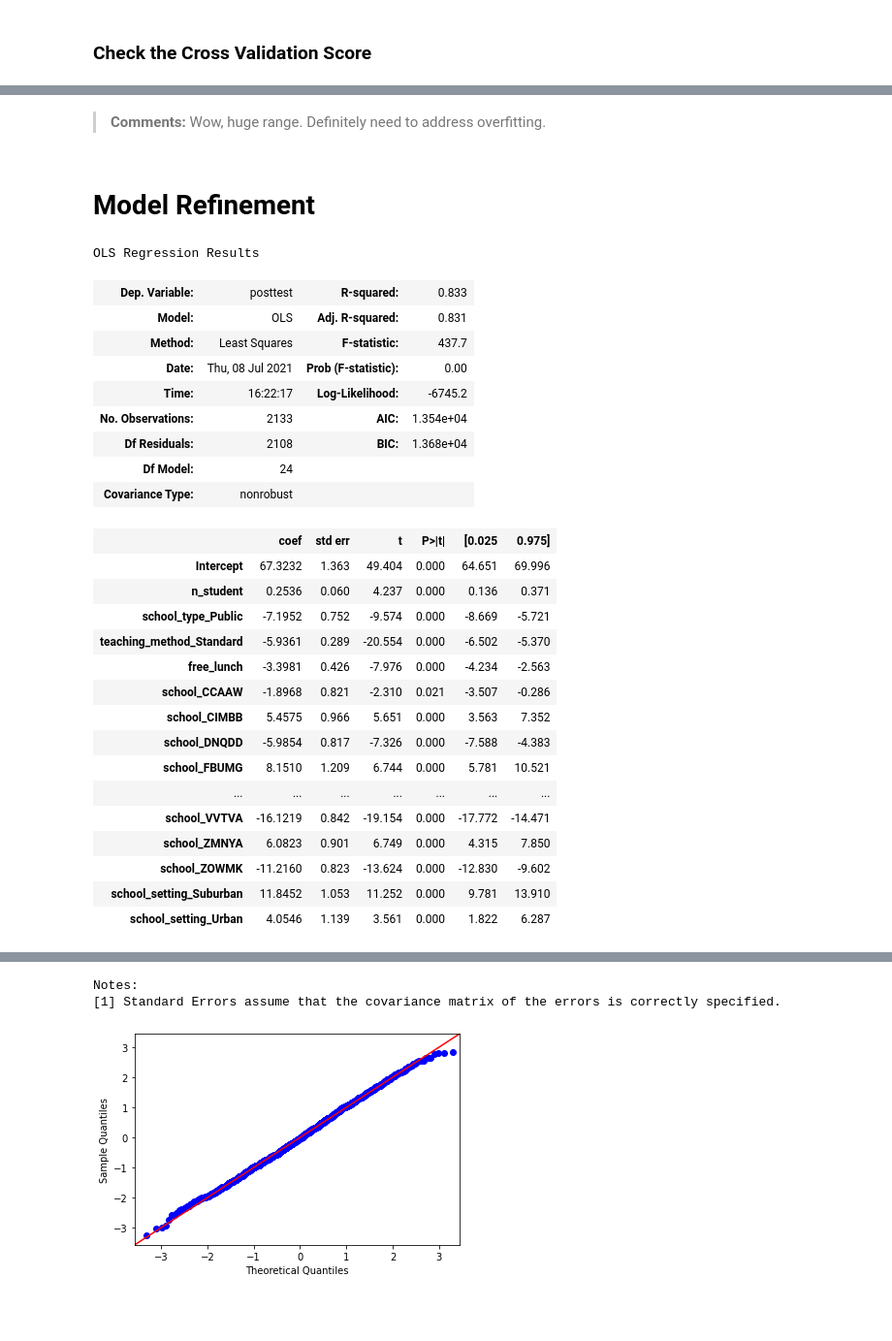
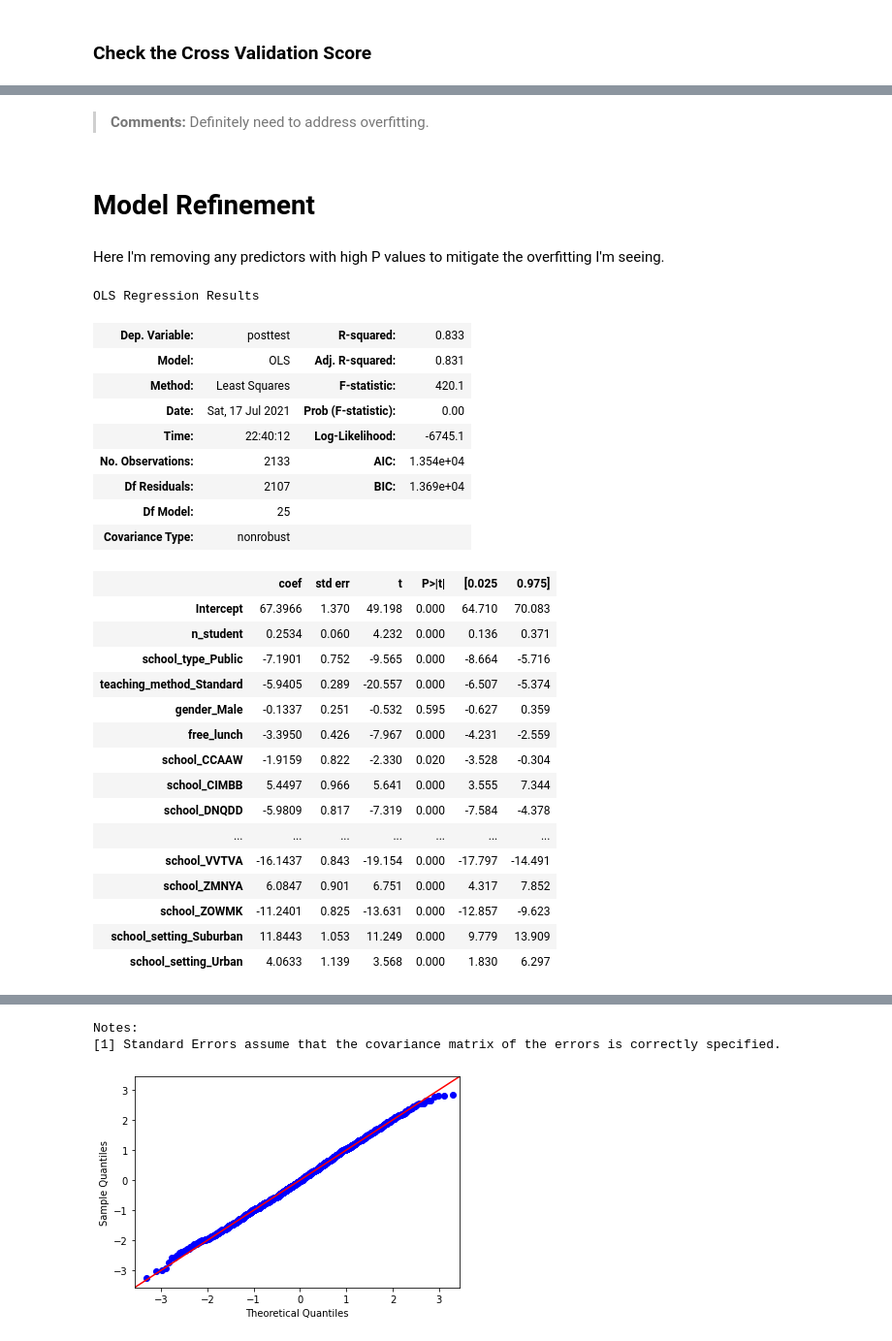
Before and after one commit to halemade/predicting-test-scores, a Jupyter notebook: code/THR_prelim_modeling.ipynb, the cells around one changed output, grey strips where cells are left out. Shown at 97% size. Saved outputs shown, nothing was run; the diff lists cells and outputs as text; code cells hidden in the pictures; blank space fills up the shorter version.

```diff
--- a/code/THR_scratchwork.ipynb
+++ b/code/THR_prelim_modeling.ipynb
@@ -223,66 +226,52 @@ array([-0.24748178,  0.30574913,  0.33644602, -0.34188048,  0.05708857])
 # %% [markdown]
-> **Comments:** Wow, huge range. Definitely need to address overfitting.
+> **Comments:** Definitely need to address overfitting.
 # %% [markdown]
 # Model Refinement
+# %% [markdown]
+Here I'm removing any predictors with high P values to mitigate the overfitting I'm seeing.
 # %%
-drop = ['school_CUQAM','school_UAGPU','school_UUUQX','school_VHDHF','classroom_08N','classroom_0N7',
-        'classroom_18K','classroom_197','classroom_1Q1','classroom_1SZ',
-        'classroom_1UU','classroom_1VD','classroom_21Q','classroom_2AP',
-        'classroom_2B1','classroom_2BR','classroom_341','classroom_3D0',
-        'classroom_3XJ','classroom_4NN','classroom_5JK','classroom_5LQ',
-        'classroom_5SZ','classroom_62L','classroom_6C1','classroom_6OL',
-        'classroom_6U9','classroom_7BL','classroom_98D','classroom_9AW',
-        'classroom_A33','classroom_A93','classroom_AE1','classroom_AJ1',
-        'classroom_BFY','classroom_CD8','classroom_CII','classroom_CXC',
-        'classroom_D33','classroom_DFQ','classroom_EID','classroom_ENO',
-        'classroom_EPS','classroom_FS3','classroom_G2L','classroom_GYM',
-        'classroom_H7S','classroom_HCB','classroom_HKF','classroom_HUJ',
-        'classroom_IEM','classroom_IPU','classroom_IQN','classroom_J6X',
-        'classroom_J8J','classroom_JGD','classroom_KR1','classroom_KXB',
-        'classroom_NOR','classroom_NWZ','classroom_O6A','classroom_OMI',
-        'classroom_P2A','classroom_P8I','classroom_PBA','classroom_PC6',
-        'classroom_PGH','classroom_PGK','classroom_PW5','classroom_Q0E',
-        'classroom_QA2','classroom_QTU','classroom_RA5','classroom_RK7',
-        'classroom_ROP','classroom_S98','classroom_SSP','classroom_ST7',
-        'classroom_SUR','classroom_TB5','classroom_TSA','classroom_U6J',
-        'classroom_UHU','classroom_UWK','classroom_V77','classroom_VA6',
-        'classroom_W8A','classroom_X2O','classroom_X6Z','classroom_X78',
-        'classroom_XJ8','classroom_XXE','classroom_XXJ','classroom_XZ4',
-        'classroom_XZM','classroom_YTB','classroom_YUC','classroom_ZBH',
-        'classroom_ZDT','classroom_ZNS']
-df = df.drop(drop,axis=1)
+# drop = ['school_CUQAM','school_UAGPU','school_UUUQX','school_VHDHF','classroom_08N','classroom_0N7',
+#         'classroom_18K','classroom_197','classroom_1Q1','classroom_1SZ',
+#         'classroom_1UU','classroom_1VD','classroom_21Q','classroom_2AP',
+#         'classroom_2B1','classroom_2BR','classroom_341','classroom_3D0',
+#         'classroom_3XJ','classroom_4NN','classroom_5JK','classroom_5LQ',
+#         'classroom_5SZ','classroom_62L','classroom_6C1','classroom_6OL',
+#         'classroom_6U9','classroom_7BL','classroom_98D','classroom_9AW',
+#         'classroom_A33','classroom_A93','classroom_AE1','classroom_AJ1',
+#         ]
+# df = df.drop(drop,axis=1)
 # %%
 #second model iteration
 outcome = 'posttest'
-predictors = df.drop(['posttest','pretest','gender_Male'], axis=1)
+predictors = df.drop(['posttest','pretest'], axis=1)
 pred_sum = '+'.join(predictors.columns)
 formula = outcome + '~' + pred_sum
 model = ols(formula=formula, data=df).fit()
 model.summary()
 # %% [output]
 OLS Regression Results
 | Dep. Variable: | posttest | R-squared: | 0.833 |
 | Model: | OLS | Adj. R-squared: | 0.831 |
-| Method: | Least Squares | F-statistic: | 437.7 |
-| Date: | Thu, 08 Jul 2021 | Prob (F-statistic): | 0.00 |
-| Time: | 16:22:17 | Log-Likelihood: | -6745.2 |
+| Method: | Least Squares | F-statistic: | 420.1 |
+| Date: | Sat, 17 Jul 2021 | Prob (F-statistic): | 0.00 |
+| Time: | 22:40:12 | Log-Likelihood: | -6745.1 |
 | No. Observations: | 2133 | AIC: | 1.354e+04 |
-| Df Residuals: | 2108 | BIC: | 1.368e+04 |
-| Df Model: | 24 |  |  |
+| Df Residuals: | 2107 | BIC: | 1.369e+04 |
+| Df Model: | 25 |  |  |
 | Covariance Type: | nonrobust |  |  |
 |  | coef | std err | t | P>|t| | [0.025 | 0.975] |
-| Intercept | 67.3232 | 1.363 | 49.404 | 0.000 | 64.651 | 69.996 |
-| n_student | 0.2536 | 0.060 | 4.237 | 0.000 | 0.136 | 0.371 |
-| school_type_Public | -7.1952 | 0.752 | -9.574 | 0.000 | -8.669 | -5.721 |
-| teaching_method_Standard | -5.9361 | 0.289 | -20.554 | 0.000 | -6.502 | -5.370 |
-| free_lunch | -3.3981 | 0.426 | -7.976 | 0.000 | -4.234 | -2.563 |
-| school_CCAAW | -1.8968 | 0.821 | -2.310 | 0.021 | -3.507 | -0.286 |
-| school_CIMBB | 5.4575 | 0.966 | 5.651 | 0.000 | 3.563 | 7.352 |
-| school_DNQDD | -5.9854 | 0.817 | -7.326 | 0.000 | -7.588 | -4.383 |
-| school_FBUMG | 8.1510 | 1.209 | 6.744 | 0.000 | 5.781 | 10.521 |
+| Intercept | 67.3966 | 1.370 | 49.198 | 0.000 | 64.710 | 70.083 |
+| n_student | 0.2534 | 0.060 | 4.232 | 0.000 | 0.136 | 0.371 |
+| school_type_Public | -7.1901 | 0.752 | -9.565 | 0.000 | -8.664 | -5.716 |
+| teaching_method_Standard | -5.9405 | 0.289 | -20.557 | 0.000 | -6.507 | -5.374 |
+| gender_Male | -0.1337 | 0.251 | -0.532 | 0.595 | -0.627 | 0.359 |
+| free_lunch | -3.3950 | 0.426 | -7.967 | 0.000 | -4.231 | -2.559 |
+| school_CCAAW | -1.9159 | 0.822 | -2.330 | 0.020 | -3.528 | -0.304 |
+| school_CIMBB | 5.4497 | 0.966 | 5.641 | 0.000 | 3.555 | 7.344 |
+| school_DNQDD | -5.9809 | 0.817 | -7.319 | 0.000 | -7.584 | -4.378 |
 | ... | ... | ... | ... | ... | ... | ... |
-| school_VVTVA | -16.1219 | 0.842 | -19.154 | 0.000 | -17.772 | -14.471 |
-| school_ZMNYA | 6.0823 | 0.901 | 6.749 | 0.000 | 4.315 | 7.850 |
-| school_ZOWMK | -11.2160 | 0.823 | -13.624 | 0.000 | -12.830 | -9.602 |
-| school_setting_Suburban | 11.8452 | 1.053 | 11.252 | 0.000 | 9.781 | 13.910 |
-| school_setting_Urban | 4.0546 | 1.139 | 3.561 | 0.000 | 1.822 | 6.287 |
+| school_VVTVA | -16.1437 | 0.843 | -19.154 | 0.000 | -17.797 | -14.491 |
+| school_ZMNYA | 6.0847 | 0.901 | 6.751 | 0.000 | 4.317 | 7.852 |
+| school_ZOWMK | -11.2401 | 0.825 | -13.631 | 0.000 | -12.857 | -9.623 |
+| school_setting_Suburban | 11.8443 | 1.053 | 11.249 | 0.000 | 9.779 | 13.909 |
+| school_setting_Urban | 4.0633 | 1.139 | 3.568 | 0.000 | 1.830 | 6.297 |
```
Also changed, not shown: parts of 15 cells of this notebook, 2 other files.
